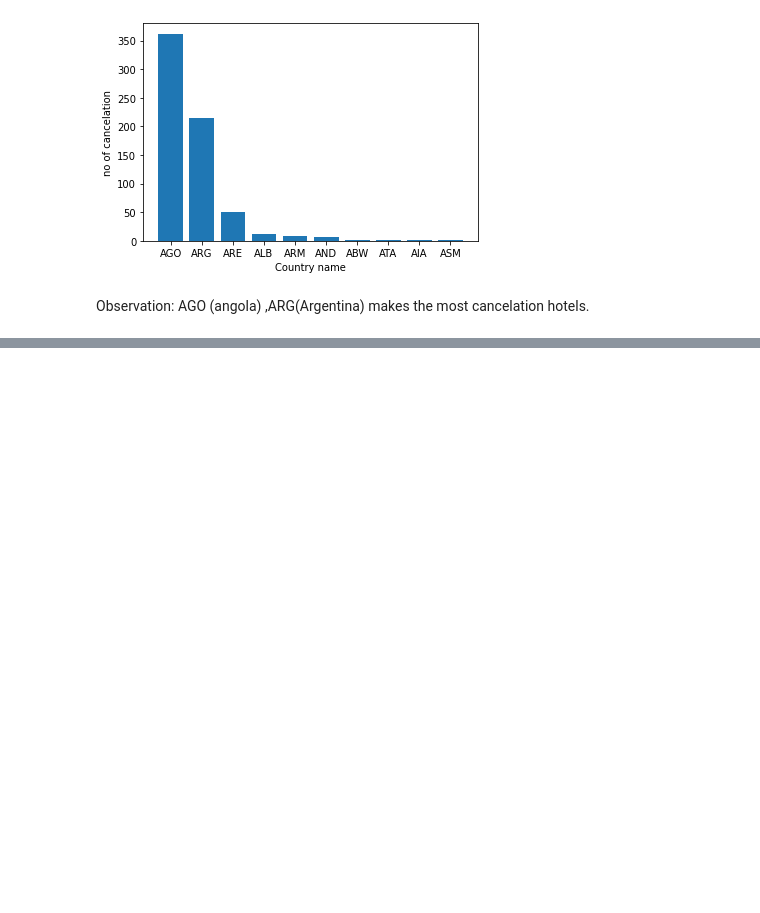
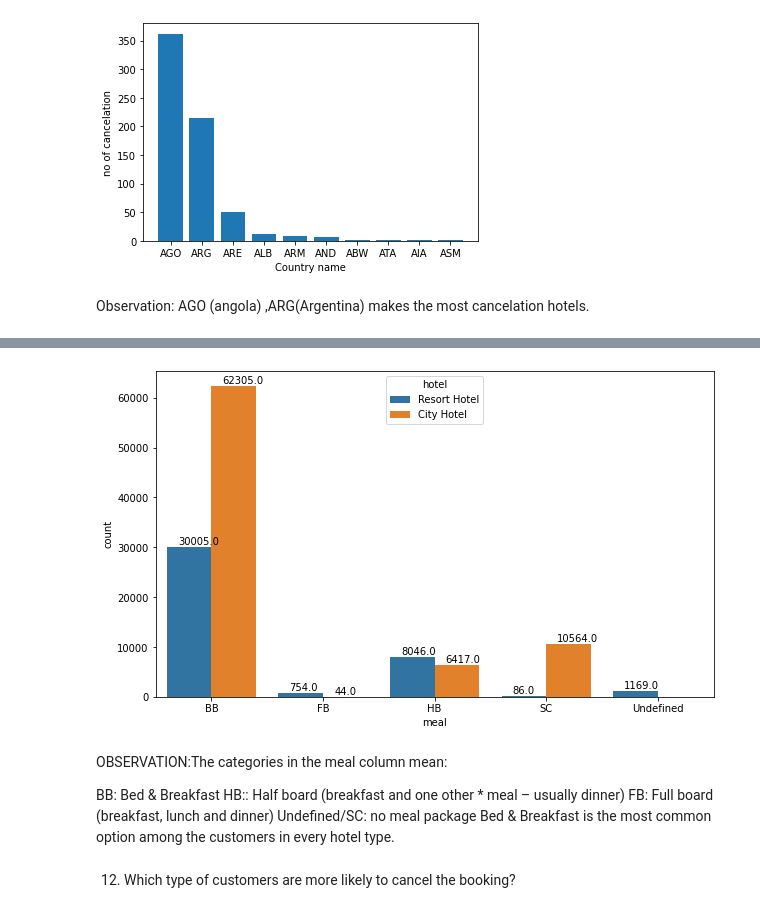
Before and after one commit to 143biswajit/Hotel_booking_analysis, a Jupyter notebook: Hotel_Booking_Analysis_Capstone_Project.ipynb, the cells around one changed output, grey strips where cells are left out. Cells and saved outputs as stored; diff of their text form; code cells hidden in the pictures; blank space fills up the shorter version.

```diff
--- a/Hotel_Booking_Analysis_Capstone_Project.ipynb
+++ b/Hotel_Booking_Analysis_Capstone_Project.ipynb
@@ -513,0 +560,17 @@ AGO (angola) ,ARG(Argentina) makes the most cancelation hotels.
+# %%
+plt.figure(figsize=(10,6))
+ml=sns.countplot(data=hotel_df,x='meal',hue='hotel')
+for m in ml.patches:
+  ml.annotate((m.get_height()),(m.get_x() + 0.1,m.get_height()+500),fontsize=10)
+# %% [output]
+[figure, added]
+# %% [markdown]
+OBSERVATION:The categories in the meal column mean:
+
+BB: Bed & Breakfast
+HB:: Half board (breakfast and one other * meal – usually dinner)
+FB: Full board (breakfast, lunch and dinner)
+Undefined/SC: no meal package
+Bed & Breakfast is the most common option among the customers in every hotel type.
+# %% [markdown]
+ 12. Which type of customers are more likely to cancel the booking?
```
Also changed, not shown: parts of 37 cells of this notebook.
